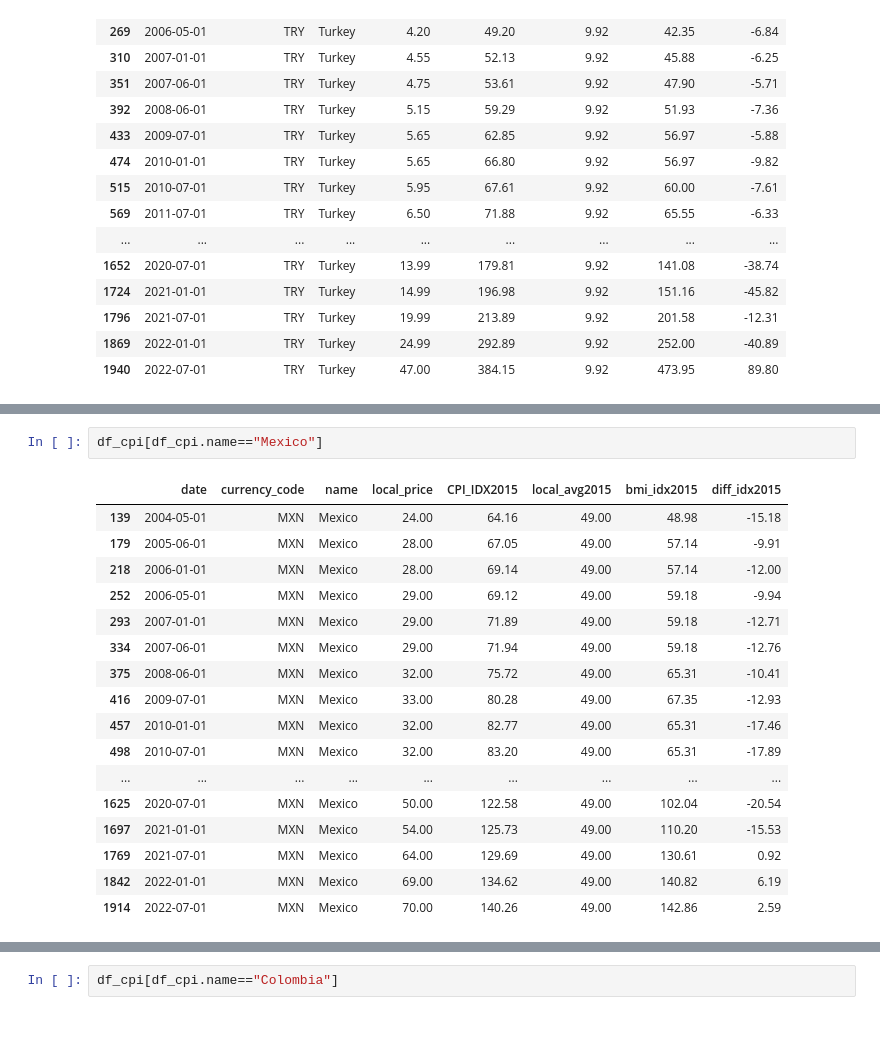
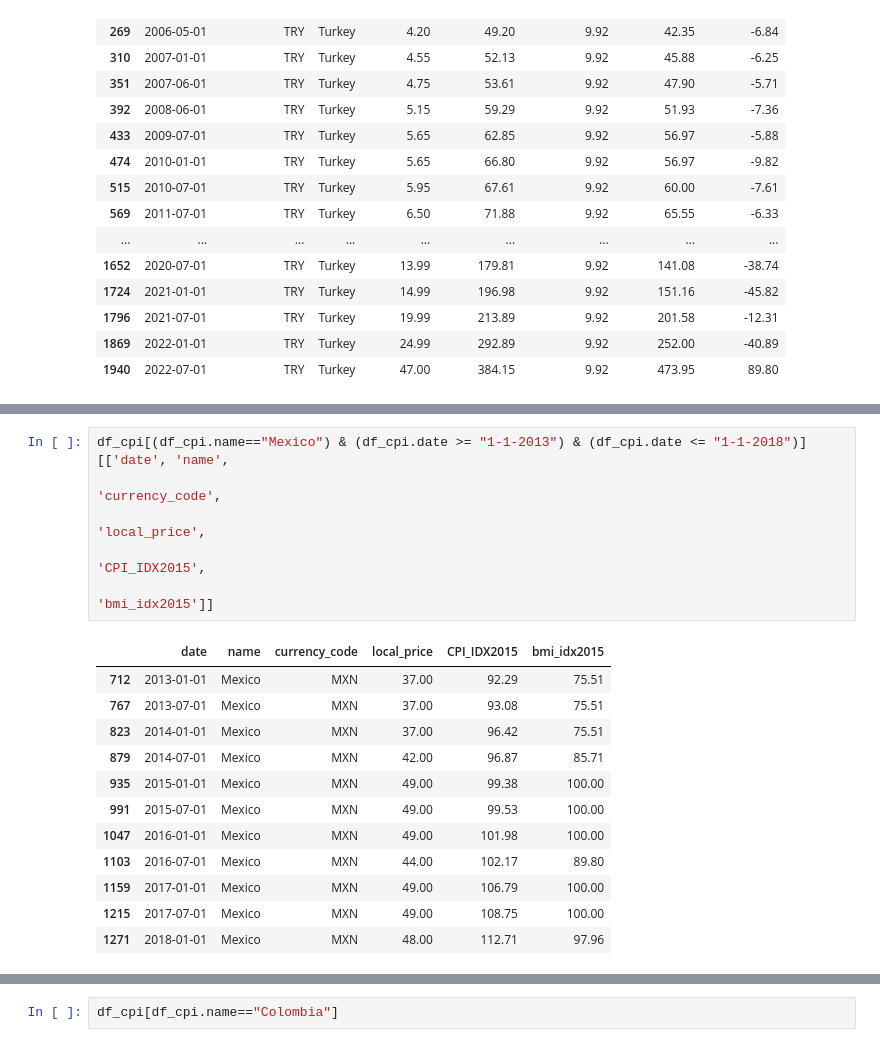
Before and after one commit to jmmsmulders/BigMacIndex, a Jupyter notebook: BigMacPrices - Analyses.ipynb, the cells around one changed output, grey strips where cells are left out. Cells and saved outputs as stored; diff of their text form.

```diff
--- a/BigMacPrices - Analyses.ipynb
+++ b/BigMacPrices - Analyses.ipynb
@@ -367,23 +367,22 @@ cpi_plot(df_cpi, 'Mexico')
-# %%
-df_cpi[df_cpi.name=="Mexico"]
-# %% [output]
-|  | date | currency_code | name | local_price | CPI_IDX2015 | local_avg2015 | bmi_idx2015 | diff_idx2015 |
-| 139 | 2004-05-01 | MXN | Mexico | 24.00 | 64.16 | 49.00 | 48.98 | -15.18 |
-| 179 | 2005-06-01 | MXN | Mexico | 28.00 | 67.05 | 49.00 | 57.14 | -9.91 |
-| 218 | 2006-01-01 | MXN | Mexico | 28.00 | 69.14 | 49.00 | 57.14 | -12.00 |
-| 252 | 2006-05-01 | MXN | Mexico | 29.00 | 69.12 | 49.00 | 59.18 | -9.94 |
-| 293 | 2007-01-01 | MXN | Mexico | 29.00 | 71.89 | 49.00 | 59.18 | -12.71 |
-| 334 | 2007-06-01 | MXN | Mexico | 29.00 | 71.94 | 49.00 | 59.18 | -12.76 |
-| 375 | 2008-06-01 | MXN | Mexico | 32.00 | 75.72 | 49.00 | 65.31 | -10.41 |
-| 416 | 2009-07-01 | MXN | Mexico | 33.00 | 80.28 | 49.00 | 67.35 | -12.93 |
-| 457 | 2010-01-01 | MXN | Mexico | 32.00 | 82.77 | 49.00 | 65.31 | -17.46 |
-| 498 | 2010-07-01 | MXN | Mexico | 32.00 | 83.20 | 49.00 | 65.31 | -17.89 |
-| ... | ... | ... | ... | ... | ... | ... | ... | ... |
-| 1625 | 2020-07-01 | MXN | Mexico | 50.00 | 122.58 | 49.00 | 102.04 | -20.54 |
-| 1697 | 2021-01-01 | MXN | Mexico | 54.00 | 125.73 | 49.00 | 110.20 | -15.53 |
-| 1769 | 2021-07-01 | MXN | Mexico | 64.00 | 129.69 | 49.00 | 130.61 | 0.92 |
-| 1842 | 2022-01-01 | MXN | Mexico | 69.00 | 134.62 | 49.00 | 140.82 | 6.19 |
-| 1914 | 2022-07-01 | MXN | Mexico | 70.00 | 140.26 | 49.00 | 142.86 | 2.59 |
+# %%
+df_cpi[(df_cpi.name=="Mexico") & (df_cpi.date >= "1-1-2013") & (df_cpi.date <= "1-1-2018")][['date', 'name',
+                                                                                             'currency_code',
+                                                                                             'local_price',
+                                                                                             'CPI_IDX2015',
+                                                                                            'bmi_idx2015']]
+# %% [output]
+|  | date | name | currency_code | local_price | CPI_IDX2015 | bmi_idx2015 |
+| 712 | 2013-01-01 | Mexico | MXN | 37.00 | 92.29 | 75.51 |
+| 767 | 2013-07-01 | Mexico | MXN | 37.00 | 93.08 | 75.51 |
+| 823 | 2014-01-01 | Mexico | MXN | 37.00 | 96.42 | 75.51 |
+| 879 | 2014-07-01 | Mexico | MXN | 42.00 | 96.87 | 85.71 |
+| 935 | 2015-01-01 | Mexico | MXN | 49.00 | 99.38 | 100.00 |
+| 991 | 2015-07-01 | Mexico | MXN | 49.00 | 99.53 | 100.00 |
+| 1047 | 2016-01-01 | Mexico | MXN | 49.00 | 101.98 | 100.00 |
+| 1103 | 2016-07-01 | Mexico | MXN | 44.00 | 102.17 | 89.80 |
+| 1159 | 2017-01-01 | Mexico | MXN | 49.00 | 106.79 | 100.00 |
+| 1215 | 2017-07-01 | Mexico | MXN | 49.00 | 108.75 | 100.00 |
+| 1271 | 2018-01-01 | Mexico | MXN | 48.00 | 112.71 | 97.96 |
 # %% [markdown]
 # Outliers with relatively high BMI
 
```
Also changed, not shown: parts of 18 cells of this notebook.
